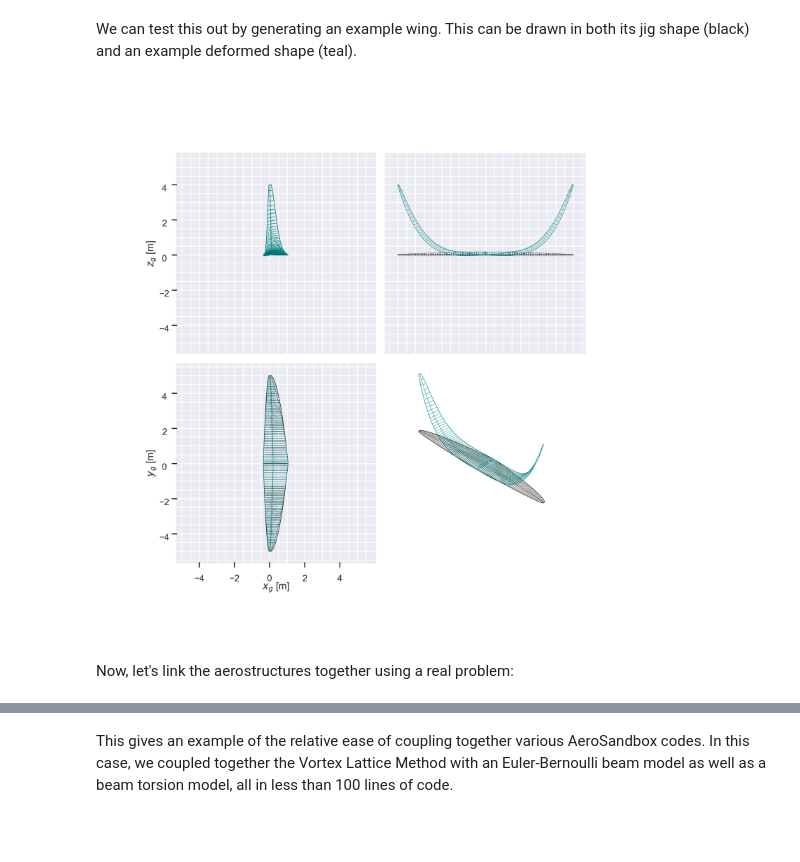
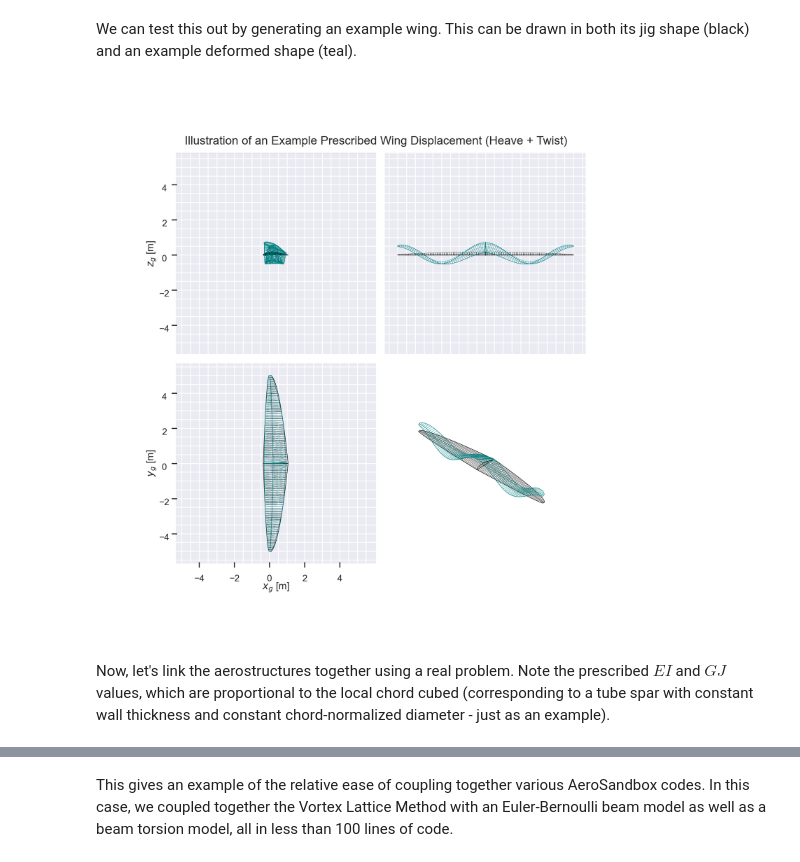
Before and after one commit to peterdsharpe/AeroSandbox, a Jupyter notebook: tutorial/07 - Structures/03 - Coupled Aerostructures/01 - Steady Wing Aerostructural Analysis.ipynb, the cells around one changed output, grey strips where cells are left out. Saved outputs shown, nothing was run; the diff lists cells and outputs as text; code cells hidden in the pictures; blank space fills up the shorter version.

```diff
--- a/tutorial/07 - Structures/03 - Coupled Aerostructures/01 - Steady Wing Aerostructural Analysis.ipynb
+++ b/tutorial/07 - Structures/03 - Coupled Aerostructures/01 - Steady Wing Aerostructural Analysis.ipynb
@@ -118,8 +118,8 @@ wing_deformed = make_wing(
     chords=chords,
     twists=twists,
     offsets=offsets,
-    heave_displacements=4 * np.linspace(0, 1) ** 4,
-    twist_displacements=np.linspace(0, -30),
+    heave_displacements=0.5 * np.cos(np.linspace(0, 2 * np.pi)),
+    twist_displacements=25 * np.cos(np.linspace(0, np.pi)),
 )
 
 import matplotlib.pyplot as plt
@@ -166,36 +166,37 @@ for i in range(axs.shape[0]):
 
         ax.xaxis.set_tick_params(color='white', which='minor')
         ax.yaxis.set_tick_params(color='white', which='minor')
         ax.zaxis.set_tick_params(color='white', which='minor')
 
         if preset_view == 'XY' or preset_view == '-XY':
             ax.set_zticks([])
         if preset_view == 'XZ' or preset_view == '-XZ':
             ax.set_yticks([])
         if preset_view == 'YZ' or preset_view == '-YZ':
             ax.set_xticks([])
 
 axs[1, 0].set_xlabel("$x_g$ [m]")
 axs[1, 0].set_ylabel("$y_g$ [m]")
 axs[0, 0].set_zlabel("$z_g$ [m]")
 axs[0, 0].set_xticklabels([])
 axs[0, 1].set_yticklabels([])
 axs[0, 1].set_zticklabels([])
 
 plt.subplots_adjust(
     left=-0.08,
     right=1.08,
     bottom=-0.08,
     top=1.08,
     wspace=-0.38,
     hspace=-0.38,
 )
+plt.suptitle("Illustration of an Example Prescribed Wing Displacement (Heave + Twist)")
 
 p.show_plot(tight_layout=False)
 # %% [output]
-[figure, old version]
+[figure, new version]
-# %% [markdown]
-Now, let's link the aerostructures together using a real problem:
+# %% [markdown]
+Now, let's link the aerostructures together using a real problem. Note the prescribed $EI$ and $GJ$ values, which are proportional to the local chord cubed (corresponding to a tube spar with constant wall thickness and constant chord-normalized diameter - just as an example).
 # %%
 import aerosandbox as asb
 import aerosandbox.numpy as np
```
Also changed, not shown: parts of 3 cells of this notebook.
